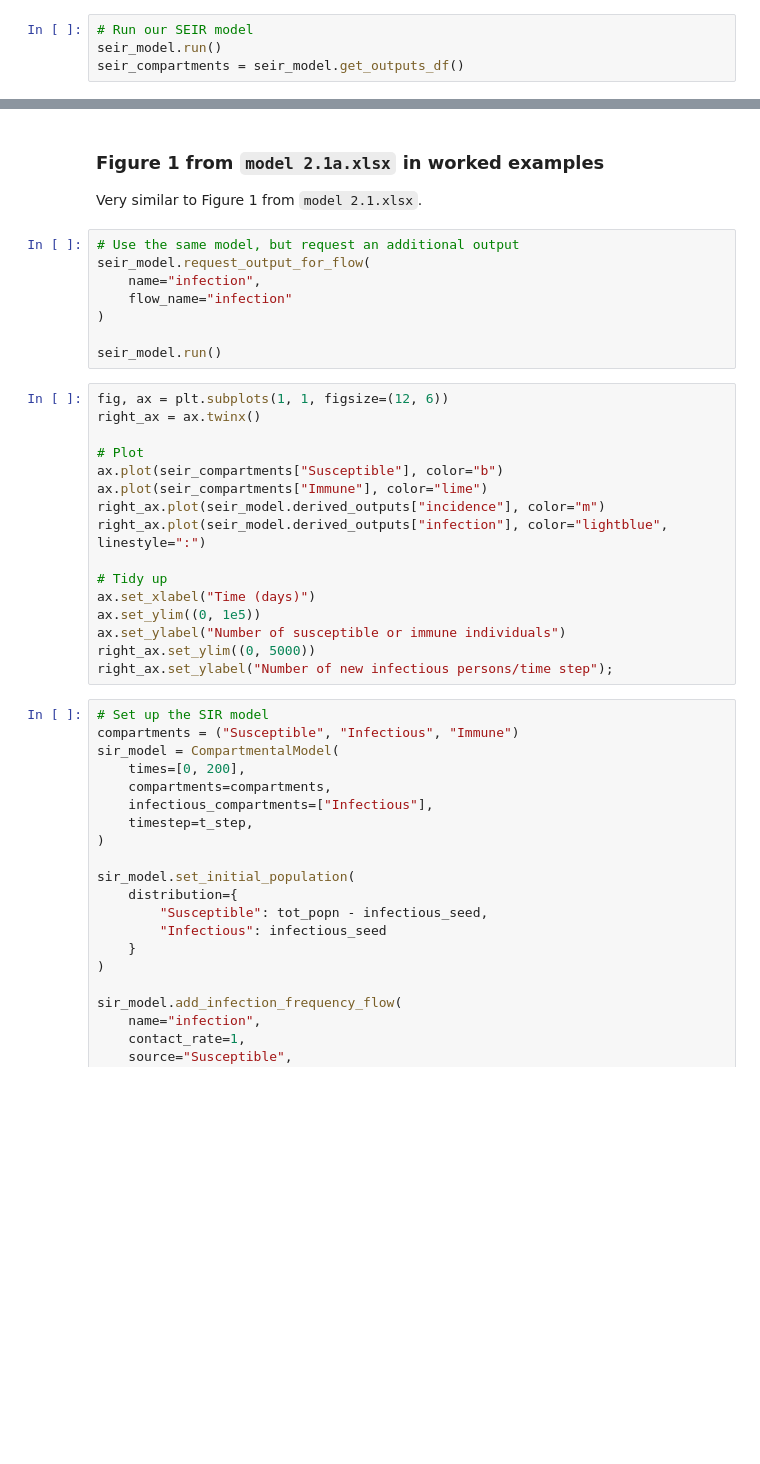
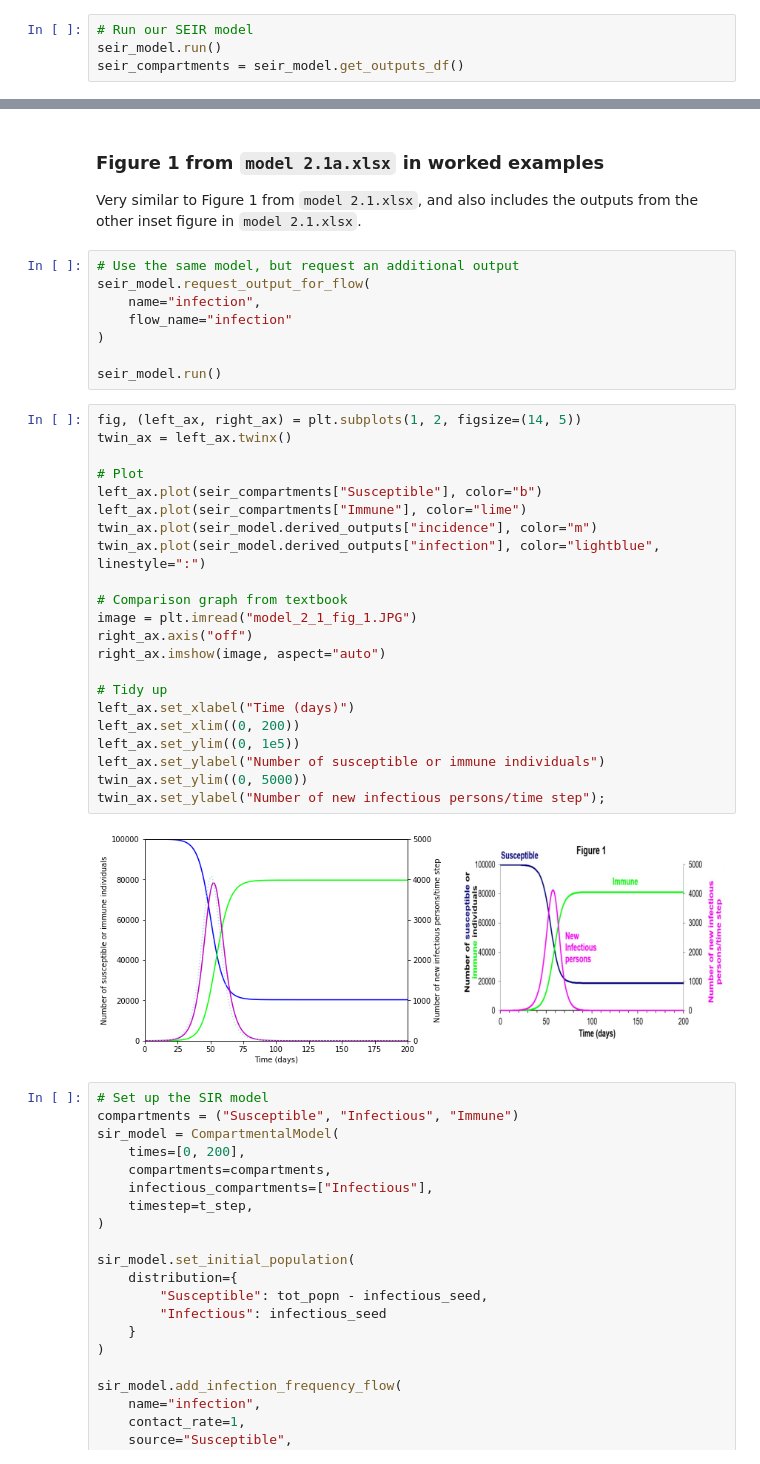
Before and after one commit to monash-emu/summer, a Jupyter notebook: docs/vynnycky_white/chapter_2.ipynb, the cells around one changed output, grey strips where cells are left out. Drawn from its saved outputs; the diff is of its cells as text; blank space fills up the shorter version.

Commit message:
Include all comparison figures

```diff
--- a/docs/vynnycky_white/chapter_2.ipynb
+++ b/docs/vynnycky_white/chapter_2.ipynb
@@ -96,6 +98,6 @@ twin_ax.set_ylabel("Number of new infectious persons/time step");
 # %% [markdown]
 ### Figure 1 from `model 2.1a.xlsx` in worked examples
-Very similar to Figure 1 from `model 2.1.xlsx`.
+Very similar to Figure 1 from `model 2.1.xlsx`, and also includes the outputs from the other inset figure in `model 2.1.xlsx`.
 # %%
 # Use the same model, but request an additional output
 seir_model.request_output_for_flow(
@@ -105,21 +107,29 @@ seir_model.request_output_for_flow(
 
 seir_model.run()
 # %%
-fig, ax = plt.subplots(1, 1, figsize=(12, 6))
-right_ax = ax.twinx()
+fig, (left_ax, right_ax) = plt.subplots(1, 2, figsize=(14, 5))
+twin_ax = left_ax.twinx()
 
 # Plot
-ax.plot(seir_compartments["Susceptible"], color="b")
-ax.plot(seir_compartments["Immune"], color="lime")
-right_ax.plot(seir_model.derived_outputs["incidence"], color="m")
-right_ax.plot(seir_model.derived_outputs["infection"], color="lightblue", linestyle=":")
+left_ax.plot(seir_compartments["Susceptible"], color="b")
+left_ax.plot(seir_compartments["Immune"], color="lime")
+twin_ax.plot(seir_model.derived_outputs["incidence"], color="m")
+twin_ax.plot(seir_model.derived_outputs["infection"], color="lightblue", linestyle=":")
+
+# Comparison graph from textbook
+image = plt.imread("model_2_1_fig_1.JPG")
+right_ax.axis("off")
+right_ax.imshow(image, aspect="auto")
 
 # Tidy up
-ax.set_xlabel("Time (days)")
-ax.set_ylim((0, 1e5))
-ax.set_ylabel("Number of susceptible or immune individuals")
-right_ax.set_ylim((0, 5000))
-right_ax.set_ylabel("Number of new infectious persons/time step");
+left_ax.set_xlabel("Time (days)")
+left_ax.set_xlim((0, 200))
+left_ax.set_ylim((0, 1e5))
+left_ax.set_ylabel("Number of susceptible or immune individuals")
+twin_ax.set_ylim((0, 5000))
+twin_ax.set_ylabel("Number of new infectious persons/time step");
+# %% [output]
+[figure, added]
 # %%
 # Set up the SIR model
 compartments = ("Susceptible", "Infectious", "Immune")
```
Also changed, not shown: parts of 2 cells of this notebook, 2 other files.
